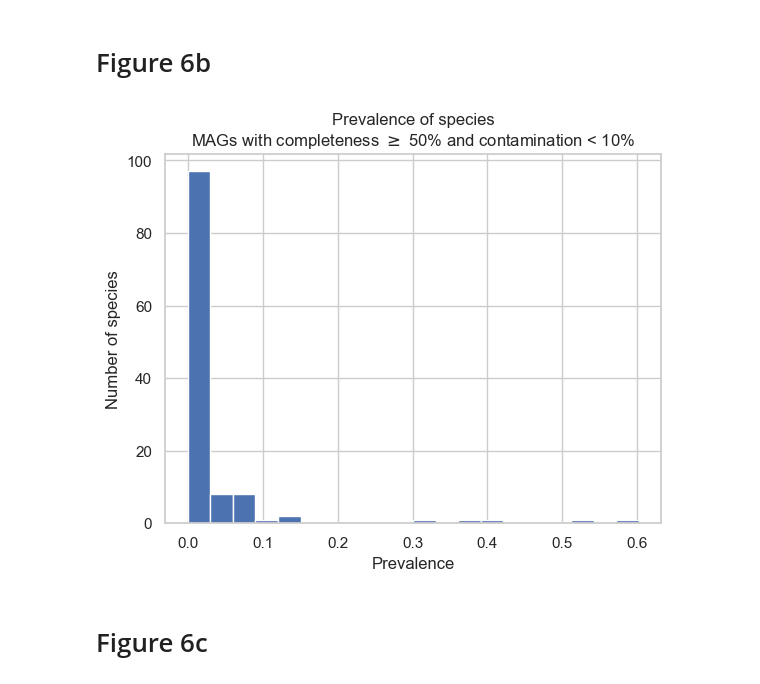
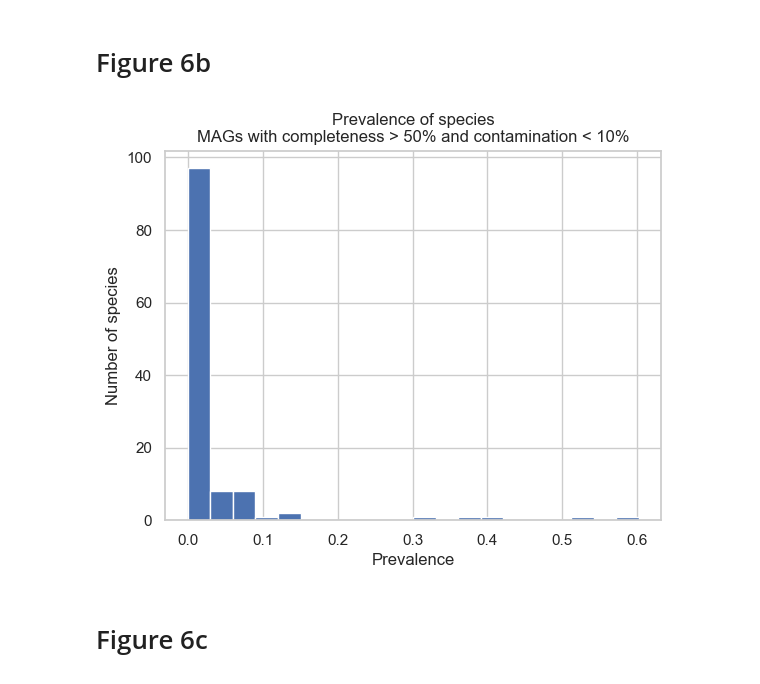
Before and after one commit to sgalkina/TaxVAMB_paper_figures, a Jupyter notebook: scripts_python/Figures.ipynb, the cells around one changed output. Drawn from its saved outputs; the diff is of its cells as text; code cells hidden in the pictures.

```diff
--- a/scripts_python/Figures.ipynb
+++ b/scripts_python/Figures.ipynb
@@ -900,16 +810,16 @@ plt.savefig(f'../figures/figure5c.pdf', bbox_inches = 'tight')
 df = pd.read_excel('../data/TaxVAMB_Source_Data.xlsx', sheet_name='Figure 6b', header=None)
 # %%
 plt.hist(df[0], bins=20)
-plt.title('Prevalence of species\nMAGs with completeness $\geq$ 50% and contamination < 10%')
+plt.title(f'Prevalence of species\nMAGs with completeness > 50% and contamination < 10%')
 plt.xlabel('Prevalence')
 plt.ylabel('Number of species')
 plt.savefig('../figures/figure6b.pdf')
 plt.show()
 
 
 plt.show()
 # %% [output]
-[figure, old version]
+[figure, new version]
 # %% [markdown]
 # Figure 6c
 # %%
```
Also changed, not shown: parts of 36 cells of this notebook, 6 other files.
